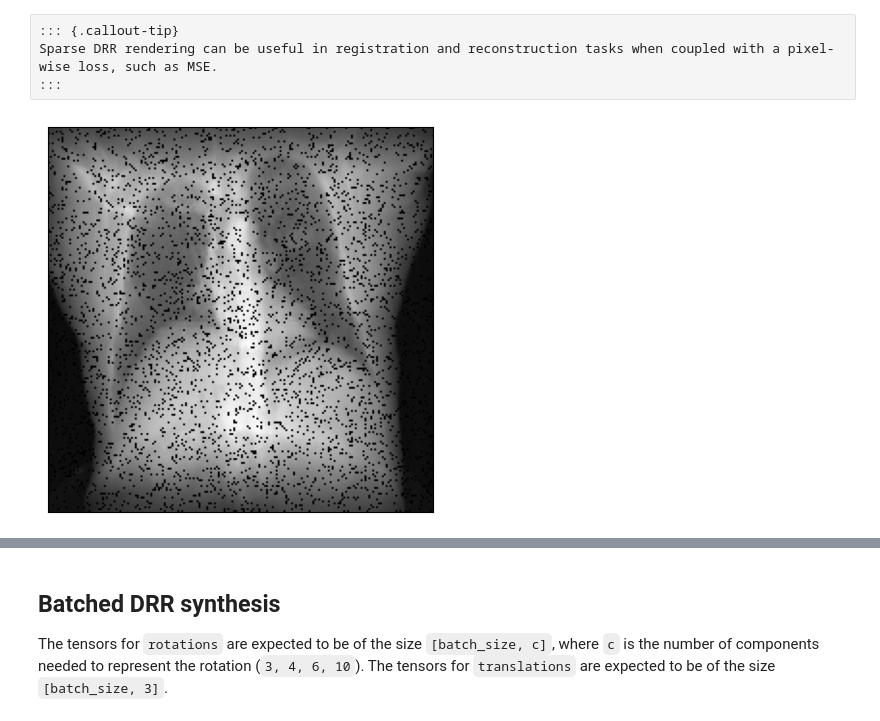
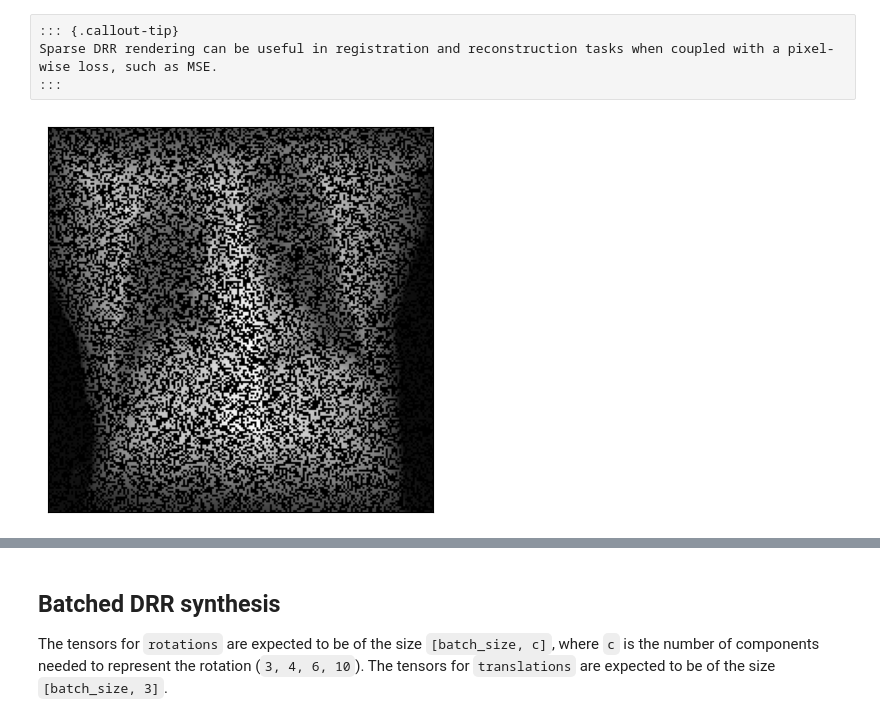
Before and after one commit to UMCai/DiffDRR_offical, a Jupyter notebook: notebooks/tutorials/introduction.ipynb, the cells around one changed output, grey strips where cells are left out. Saved outputs shown, nothing was run; the diff lists cells and outputs as text; code cells hidden in the pictures.

```diff
--- a/notebooks/tutorials/introduction.ipynb
+++ b/notebooks/tutorials/introduction.ipynb
@@ -108,23 +108,23 @@ Sparse DRR rendering can be useful in registration and reconstruction tasks when
 # %%
 #| cuda
 # Make the DRR with 10% of the pixels
 drr = DRR(
     volume,
     spacing,
     sdr=300.0,
     height=200,
     delx=4.0,  # pixel spacing (mm)
-    p_subsample=0.9,  # Set the proportion of pixels that should be rendered
+    p_subsample=0.5,  # Set the proportion of pixels that should be rendered
     reshape=True,  # Map rendered pixels back to their location in true space,
     # Useful for plotting, but can be disabled if using MSE as a loss function
 ).to(device)
 
 # Make the DRR
 img = drr(rotations, translations, parameterization="euler_angles", convention="ZYX")
 plot_drr(img, ticks=False)
 plt.show()
 # %% [output]
-[figure, old version]
+[figure, new version]
 # %%
 %timeit drr(rotations, translations, parameterization="euler_angles", convention="ZYX")
 # %% [output]
```
Also changed, not shown: parts of 4 cells of this notebook.
